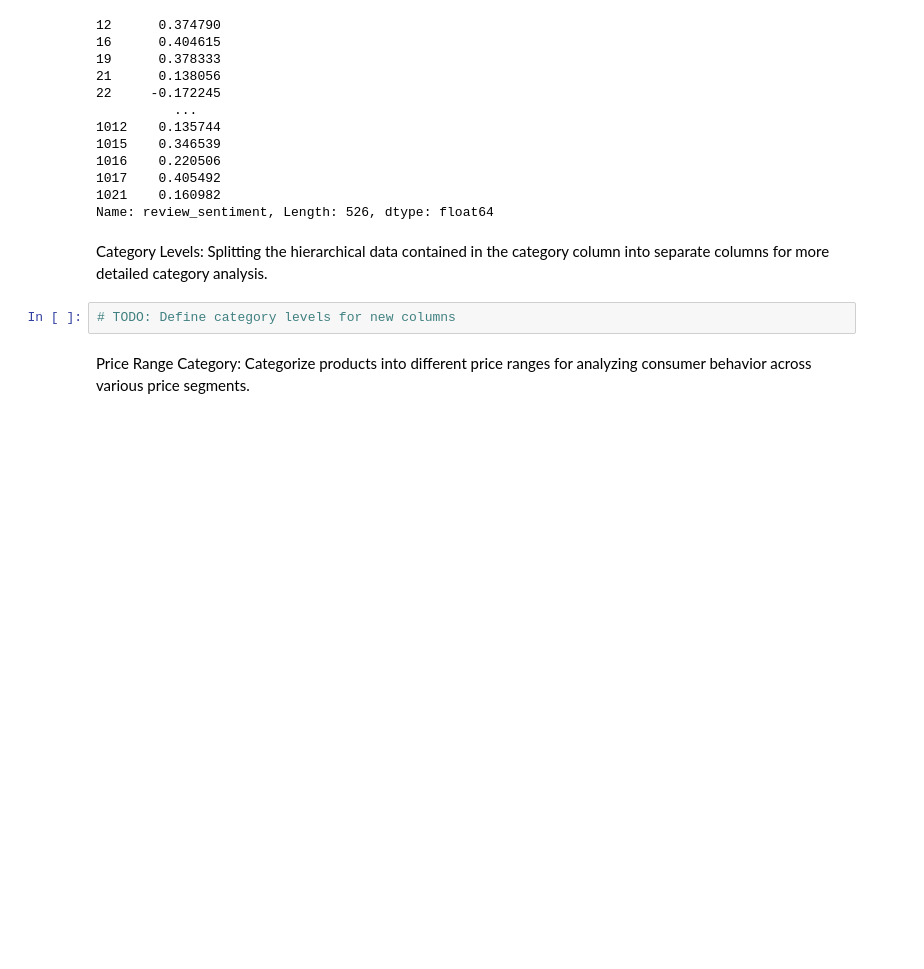
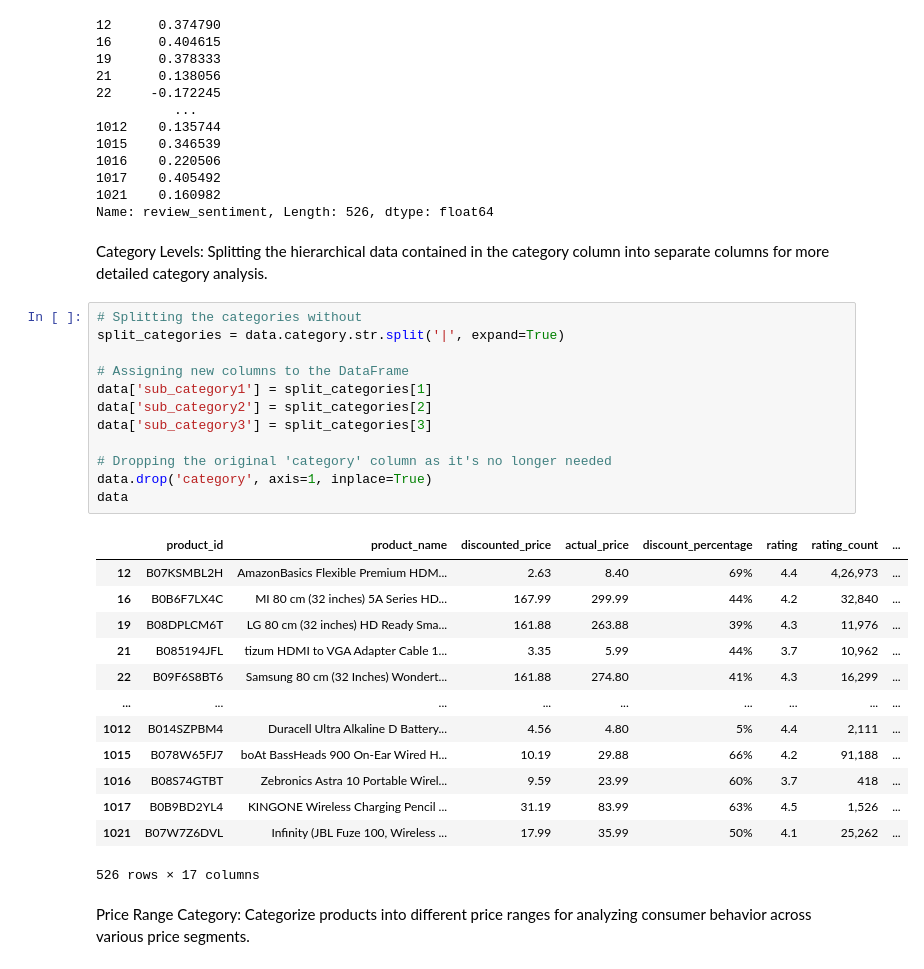
Before and after one commit to anthonyvann/eCommerce-Dataset-Analysis, a Jupyter notebook: EDA.ipynb, the cells around one changed output. Drawn from its saved outputs; the diff is of its cells as text; blank space fills up the shorter version.

Commit message:
Update EDA.ipynb
Implemented 3 additional columns representing the hierarchical electronics categories and dropped the original 'category' column.

```diff
--- a/EDA.ipynb
+++ b/EDA.ipynb
@@ -253,7 +253,31 @@ Name: review_sentiment, Length: 526, dtype: float64
 # %% [markdown]
 Category Levels: Splitting the hierarchical data contained in the category column into separate columns for more detailed category analysis.
 # %%
-# TODO: Define category levels for new columns
+# Splitting the categories without
+split_categories = data.category.str.split('|', expand=True)
+
+# Assigning new columns to the DataFrame
+data['sub_category1'] = split_categories[1]
+data['sub_category2'] = split_categories[2]
+data['sub_category3'] = split_categories[3]
+
+# Dropping the original 'category' column as it's no longer needed
+data.drop('category', axis=1, inplace=True)
+data
+# %% [output]
+|  | product_id | product_name | discounted_price | actual_price | discount_percentage | rating | rating_count | ... |
+| 12 | B07KSMBL2H | AmazonBasics Flexible Premium HDM... | 2.63 | 8.40 | 69% | 4.4 | 4,26,973 | ... |
+| 16 | B0B6F7LX4C | MI 80 cm (32 inches) 5A Series HD... | 167.99 | 299.99 | 44% | 4.2 | 32,840 | ... |
+| 19 | B08DPLCM6T | LG 80 cm (32 inches) HD Ready Sma... | 161.88 | 263.88 | 39% | 4.3 | 11,976 | ... |
+| 21 | B085194JFL | tizum HDMI to VGA Adapter Cable 1... | 3.35 | 5.99 | 44% | 3.7 | 10,962 | ... |
+| 22 | B09F6S8BT6 | Samsung 80 cm (32 Inches) Wondert... | 161.88 | 274.80 | 41% | 4.3 | 16,299 | ... |
+| ... | ... | ... | ... | ... | ... | ... | ... | ... |
+| 1012 | B014SZPBM4 | Duracell Ultra Alkaline D Battery... | 4.56 | 4.80 | 5% | 4.4 | 2,111 | ... |
+| 1015 | B078W65FJ7 | boAt BassHeads 900 On-Ear Wired H... | 10.19 | 29.88 | 66% | 4.2 | 91,188 | ... |
+| 1016 | B08S74GTBT | Zebronics Astra 10 Portable Wirel... | 9.59 | 23.99 | 60% | 3.7 | 418 | ... |
+| 1017 | B0B9BD2YL4 | KINGONE Wireless Charging Pencil ... | 31.19 | 83.99 | 63% | 4.5 | 1,526 | ... |
+| 1021 | B07W7Z6DVL | Infinity (JBL Fuze 100, Wireless ... | 17.99 | 35.99 | 50% | 4.1 | 25,262 | ... |
+526 rows × 17 columns
 # %% [markdown]
 Price Range Category: Categorize products into different price ranges for analyzing consumer behavior across various price segments.
 # %%
```
